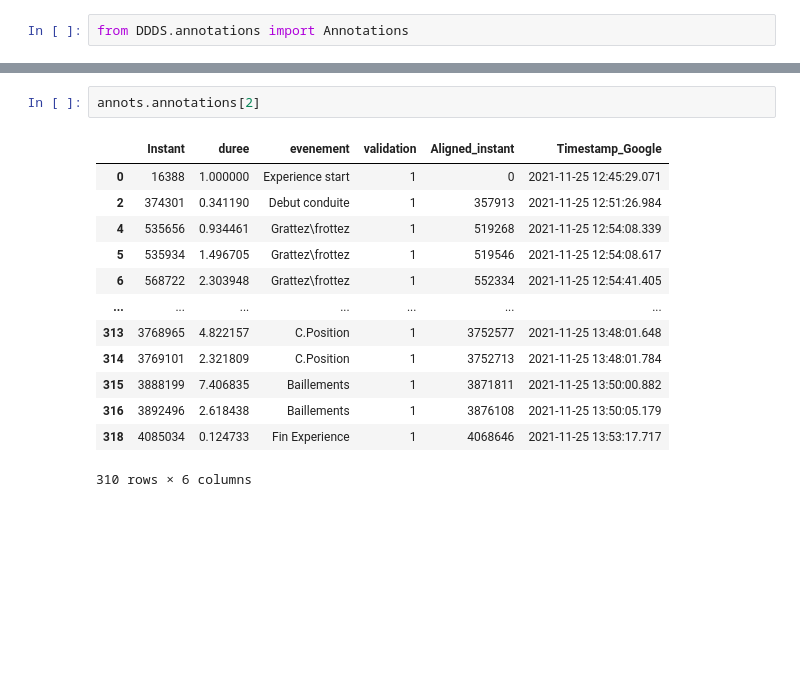
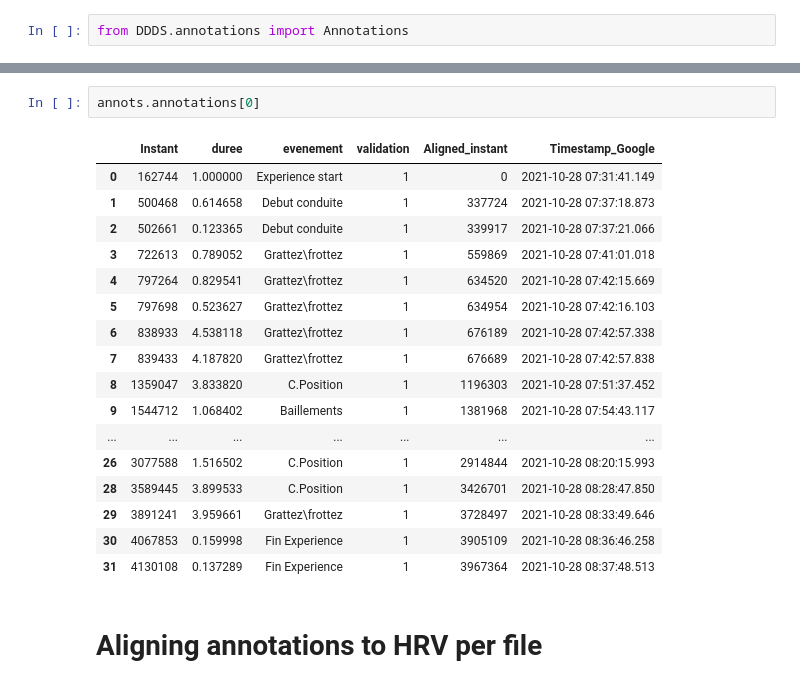
Before and after one commit to Jackfn96/3DS, a Jupyter notebook: notebooks/Time_sync.ipynb, the cells around one changed output, grey strips where cells are left out. Drawn from its saved outputs; the diff is of its cells as text; blank space fills up the shorter version.

Commit message:
Aligning & merging all dataframes

```diff
--- a/notebooks/Time_sync.ipynb
+++ b/notebooks/Time_sync.ipynb
@@ -248,16 +296,22 @@ Progress: |███████████████████████
 # %%
-annots.annotations[2]
+annots.annotations[0]
 # %% [output]
 |  | Instant | duree | evenement | validation | Aligned_instant | Timestamp_Google |
-| 0 | 16388 | 1.000000 | Experience start | 1 | 0 | 2021-11-25 12:45:29.071 |
-| 2 | 374301 | 0.341190 | Debut conduite | 1 | 357913 | 2021-11-25 12:51:26.984 |
-| 4 | 535656 | 0.934461 | Grattez\frottez | 1 | 519268 | 2021-11-25 12:54:08.339 |
-| 5 | 535934 | 1.496705 | Grattez\frottez | 1 | 519546 | 2021-11-25 12:54:08.617 |
-| 6 | 568722 | 2.303948 | Grattez\frottez | 1 | 552334 | 2021-11-25 12:54:41.405 |
+| 0 | 162744 | 1.000000 | Experience start | 1 | 0 | 2021-10-28 07:31:41.149 |
+| 1 | 500468 | 0.614658 | Debut conduite | 1 | 337724 | 2021-10-28 07:37:18.873 |
+| 2 | 502661 | 0.123365 | Debut conduite | 1 | 339917 | 2021-10-28 07:37:21.066 |
+| 3 | 722613 | 0.789052 | Grattez\frottez | 1 | 559869 | 2021-10-28 07:41:01.018 |
+| 4 | 797264 | 0.829541 | Grattez\frottez | 1 | 634520 | 2021-10-28 07:42:15.669 |
+| 5 | 797698 | 0.523627 | Grattez\frottez | 1 | 634954 | 2021-10-28 07:42:16.103 |
+| 6 | 838933 | 4.538118 | Grattez\frottez | 1 | 676189 | 2021-10-28 07:42:57.338 |
+| 7 | 839433 | 4.187820 | Grattez\frottez | 1 | 676689 | 2021-10-28 07:42:57.838 |
+| 8 | 1359047 | 3.833820 | C.Position | 1 | 1196303 | 2021-10-28 07:51:37.452 |
+| 9 | 1544712 | 1.068402 | Baillements | 1 | 1381968 | 2021-10-28 07:54:43.117 |
 | ... | ... | ... | ... | ... | ... | ... |
-| 313 | 3768965 | 4.822157 | C.Position | 1 | 3752577 | 2021-11-25 13:48:01.648 |
-| 314 | 3769101 | 2.321809 | C.Position | 1 | 3752713 | 2021-11-25 13:48:01.784 |
-| 315 | 3888199 | 7.406835 | Baillements | 1 | 3871811 | 2021-11-25 13:50:00.882 |
-| 316 | 3892496 | 2.618438 | Baillements | 1 | 3876108 | 2021-11-25 13:50:05.179 |
-| 318 | 4085034 | 0.124733 | Fin Experience | 1 | 4068646 | 2021-11-25 13:53:17.717 |
+| 26 | 3077588 | 1.516502 | C.Position | 1 | 2914844 | 2021-10-28 08:20:15.993 |
+| 28 | 3589445 | 3.899533 | C.Position | 1 | 3426701 | 2021-10-28 08:28:47.850 |
+| 29 | 3891241 | 3.959661 | Grattez\frottez | 1 | 3728497 | 2021-10-28 08:33:49.646 |
+| 30 | 4067853 | 0.159998 | Fin Experience | 1 | 3905109 | 2021-10-28 08:36:46.258 |
+| 31 | 4130108 | 0.137289 | Fin Experience | 1 | 3967364 | 2021-10-28 08:37:48.513 |
-310 rows × 6 columns
+# %% [markdown]
+# Aligning annotations to HRV per file
```
Also changed, not shown: parts of 12 cells of this notebook, 1 other file.
